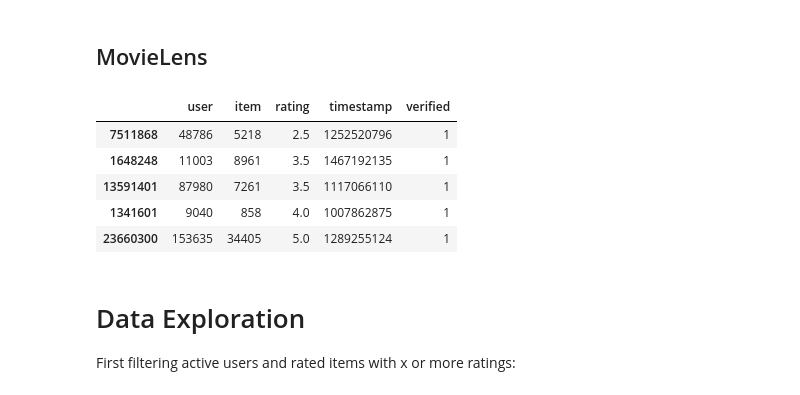
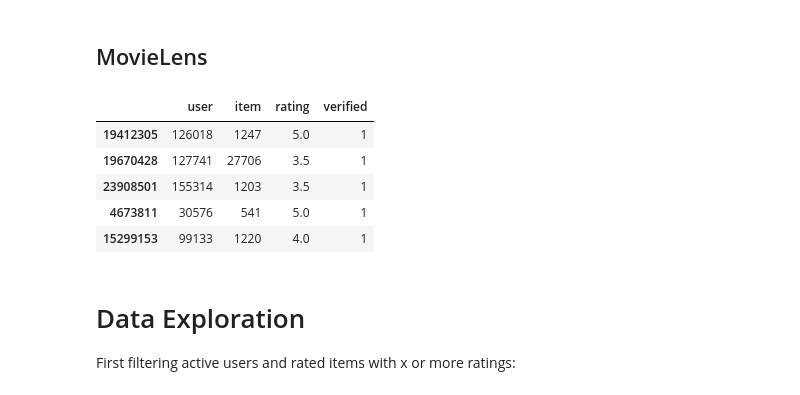
Before and after one commit to ROpdam/recommender_comparison, a Jupyter notebook: BPR.ipynb, the cells around one changed output. Drawn from its saved outputs; the diff is of its cells as text; code cells hidden in the pictures.

```diff
--- a/BPR.ipynb
+++ b/BPR.ipynb
@@ -21,6 +21,10 @@ pd.set_option('display.max_columns', 100)
 # display(HTML("<style>.container { width:100% !important; }</style>"))
 # %% [markdown]
 # Read Data
+# %%
+# path = 'C:/Users/robin.opdam/Dropbox/'
+path = '/Users/Robin/Dropbox/'
+data_path = 'data/'
 # %% [markdown]
 ## Amazon Fashion
 # %%
@@ -47,14 +39,20 @@ file_name = '2m-ml'
+# %%
+# Full data
+# file_name = '25m_ml'
+
+#Subsets #user ratings above 5
+# file_name = 'ml_2m'
+file_name = 'ml_07m'
 # %%
-path = 'Data/'
-df = pd.read_pickle(path + file_name)
+df = pd.read_pickle(path + data_path + file_name)
 df.head()
 # %% [output]
-|  | user | item | rating | timestamp | verified |
-| 7511868 | 48786 | 5218 | 2.5 | 1252520796 | 1 |
-| 1648248 | 11003 | 8961 | 3.5 | 1467192135 | 1 |
-| 13591401 | 87980 | 7261 | 3.5 | 1117066110 | 1 |
-| 1341601 | 9040 | 858 | 4.0 | 1007862875 | 1 |
-| 23660300 | 153635 | 34405 | 5.0 | 1289255124 | 1 |
+|  | user | item | rating | verified |
+| 19412305 | 126018 | 1247 | 5.0 | 1 |
+| 19670428 | 127741 | 27706 | 3.5 | 1 |
+| 23908501 | 155314 | 1203 | 3.5 | 1 |
+| 4673811 | 30576 | 541 | 5.0 | 1 |
+| 15299153 | 99133 | 1220 | 4.0 | 1 |
 # %% [markdown]
 # Data Exploration
 
```
Also changed, not shown: parts of 15 cells of this notebook, 2 other files.
